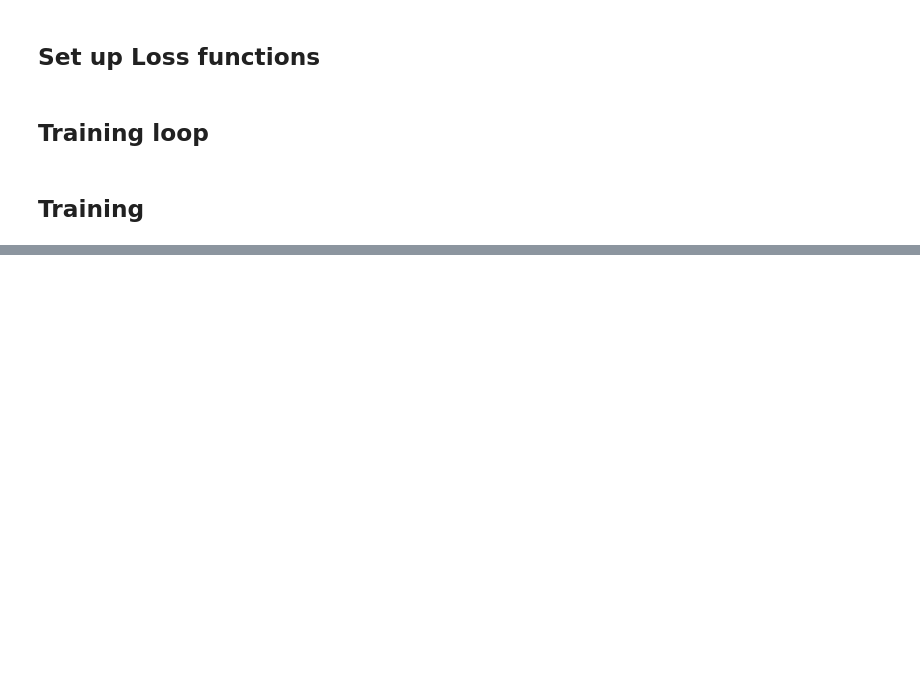
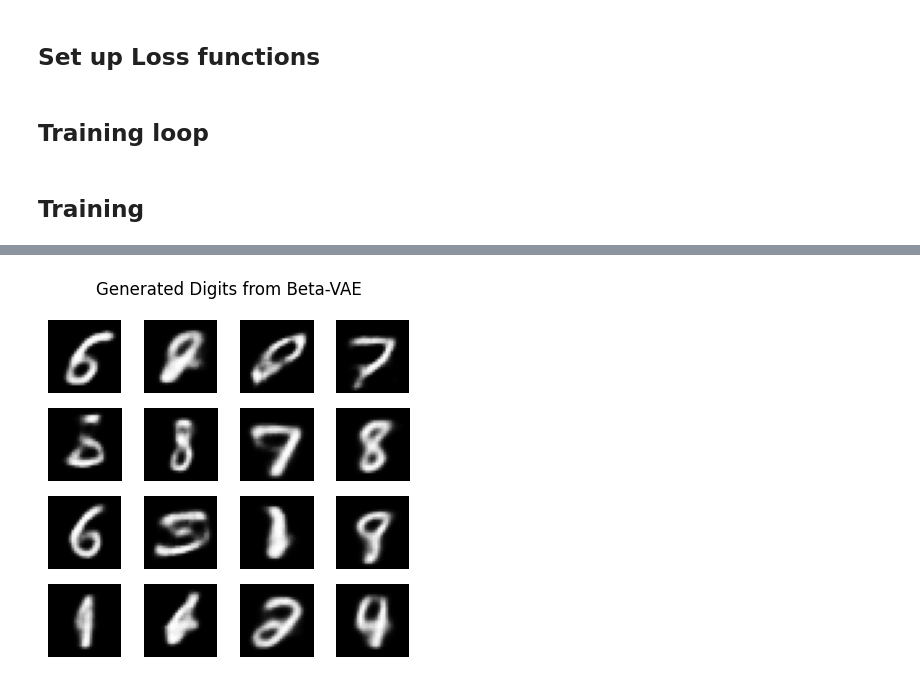
Before and after one commit to ganeshbmc/GenAI_Math, a Jupyter notebook: VAE_Beta.ipynb, the cells around one changed output, grey strips where cells are left out. Drawn from its saved outputs; the diff is of its cells as text; code cells hidden in the pictures; blank space fills up the shorter version.

```diff
--- a/VAE_Beta.ipynb
+++ b/VAE_Beta.ipynb
@@ -273,0 +309,22 @@ print(f"Training time: {datetime.timedelta(seconds=int(elapsed))} ({elapsed:.2f}
+# %%
+def generate_images(model, num_images=16):
+    model.eval()
+    with torch.no_grad():
+        z = torch.randn(num_images, model.latent_dim).to(device)
+        samples = model.decode(z)
+    model.train()
+    return samples.cpu()
+
+samples = generate_images(model)
+
+# Plot generated digits
+plt.figure(figsize=(4, 4))
+for i in range(16):
+    plt.subplot(4, 4, i + 1)
+    plt.imshow(samples[i][0], cmap='gray')
+    plt.axis('off')
+plt.suptitle("Generated Digits from Beta-VAE")
+plt.tight_layout()
+plt.show()
+# %% [output]
+[figure, added]
```
Also changed, not shown: parts of 10 cells of this notebook.
